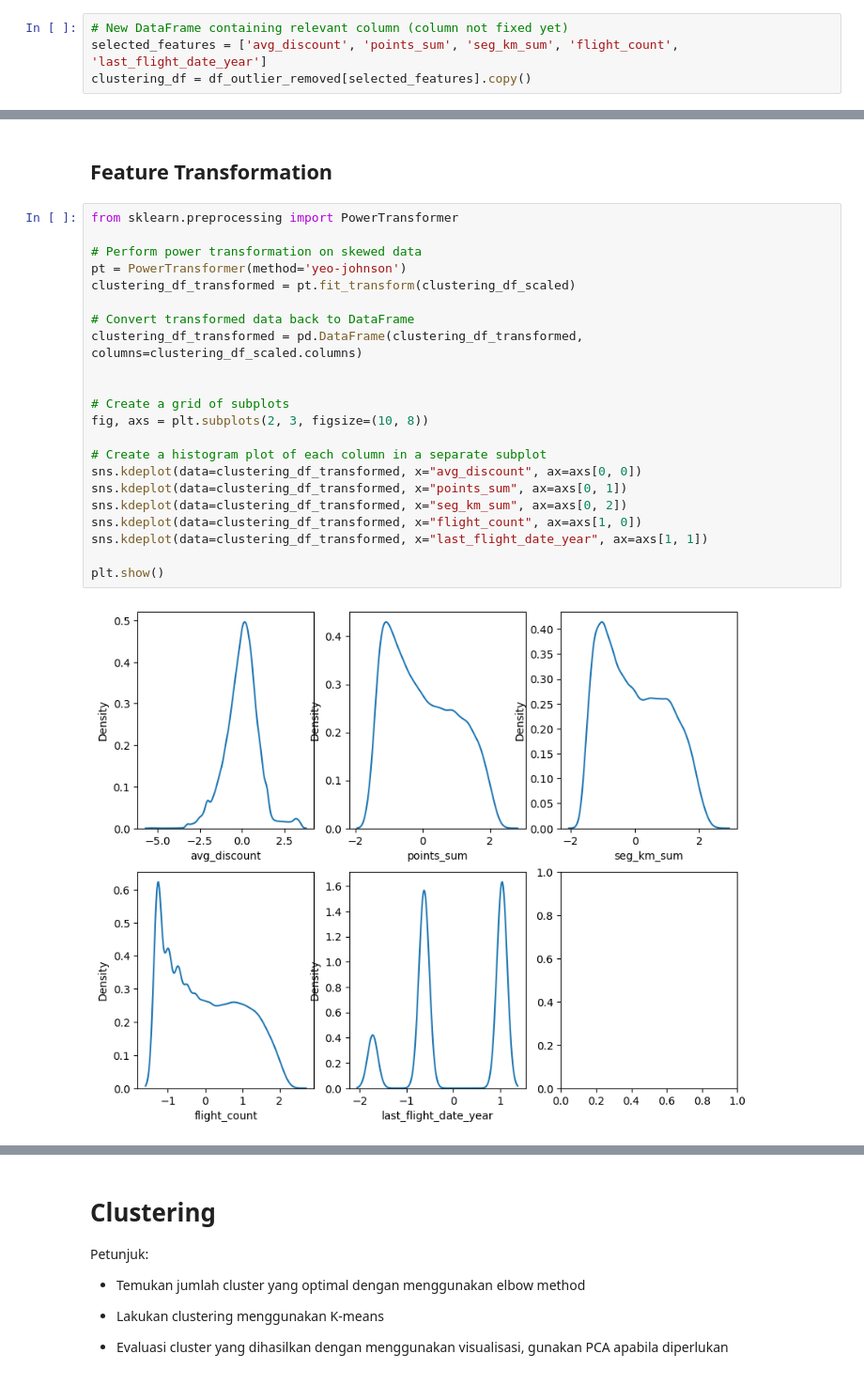
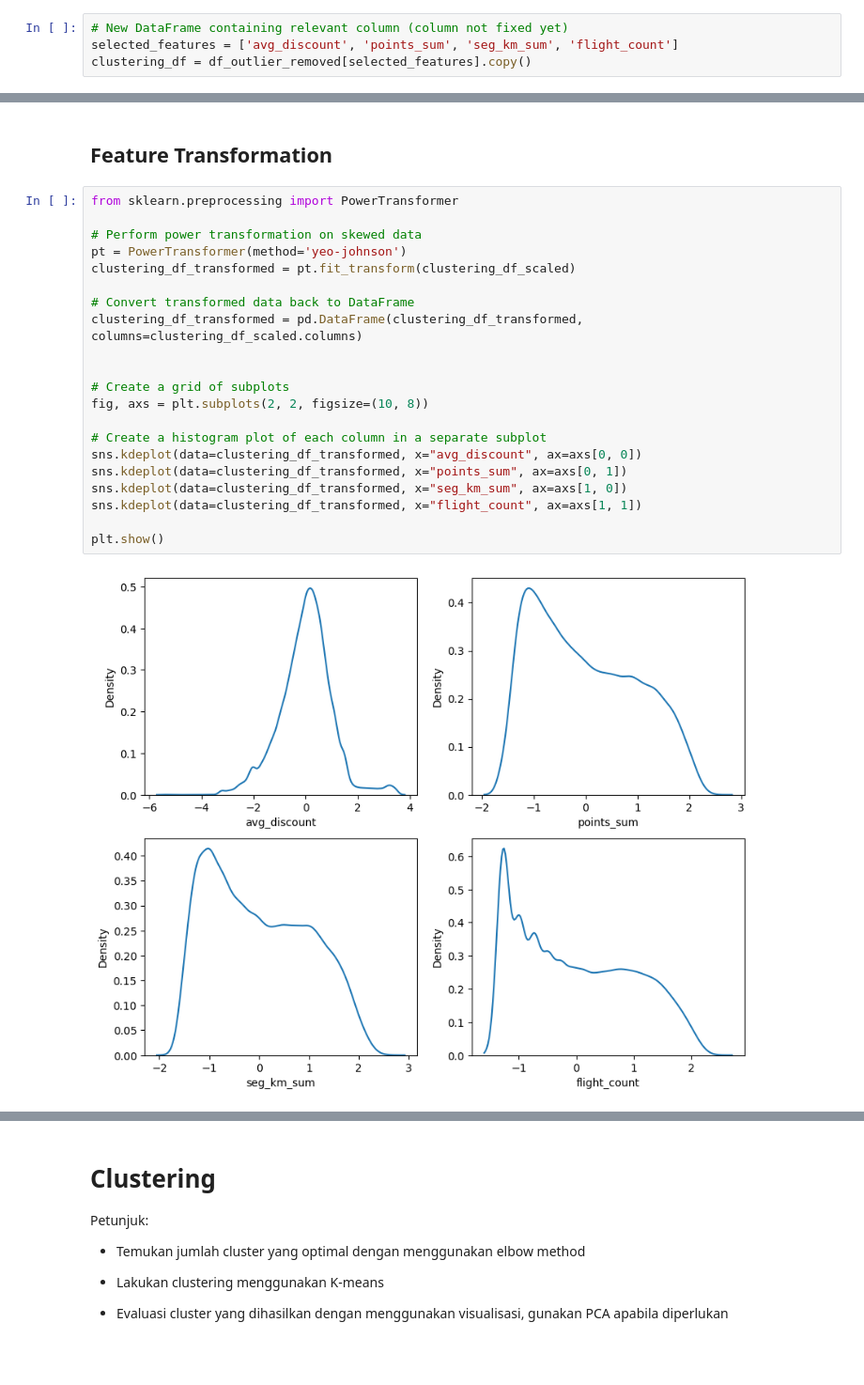
Before and after one commit to mezkymy/airline-cv-analysis, a Jupyter notebook: airline_cust_value_analysis.ipynb, the cells around one changed output, grey strips where cells are left out. Shown at 94% size. Drawn from its saved outputs; the diff is of its cells as text.

Commit message:
changed number of features (and clusters) to 4

```diff
--- a/airline_cust_value_analysis.ipynb
+++ b/airline_cust_value_analysis.ipynb
@@ -433,7 +433,7 @@ from sklearn.impute import SimpleImputer
 from sklearn.preprocessing import StandardScaler
 # %%
 # New DataFrame containing relevant column (column not fixed yet)
-selected_features = ['avg_discount', 'points_sum', 'seg_km_sum', 'flight_count', 'last_flight_date_year']
+selected_features = ['avg_discount', 'points_sum', 'seg_km_sum', 'flight_count']
 clustering_df = df_outlier_removed[selected_features].copy()
 # %%
 # Data statistics before scaled
@@ -491,27 +490,26 @@ plt.show()
 # %%
 from sklearn.preprocessing import PowerTransformer
 
 # Perform power transformation on skewed data
 pt = PowerTransformer(method='yeo-johnson')
 clustering_df_transformed = pt.fit_transform(clustering_df_scaled)
 
 # Convert transformed data back to DataFrame
 clustering_df_transformed = pd.DataFrame(clustering_df_transformed, columns=clustering_df_scaled.columns)
 
 
 # Create a grid of subplots
-fig, axs = plt.subplots(2, 3, figsize=(10, 8))
+fig, axs = plt.subplots(2, 2, figsize=(10, 8))
 
 # Create a histogram plot of each column in a separate subplot
 sns.kdeplot(data=clustering_df_transformed, x="avg_discount", ax=axs[0, 0])
 sns.kdeplot(data=clustering_df_transformed, x="points_sum", ax=axs[0, 1])
-sns.kdeplot(data=clustering_df_transformed, x="seg_km_sum", ax=axs[0, 2])
-sns.kdeplot(data=clustering_df_transformed, x="flight_count", ax=axs[1, 0])
-sns.kdeplot(data=clustering_df_transformed, x="last_flight_date_year", ax=axs[1, 1])
+sns.kdeplot(data=clustering_df_transformed, x="seg_km_sum", ax=axs[1, 0])
+sns.kdeplot(data=clustering_df_transformed, x="flight_count", ax=axs[1, 1])
 
 plt.show()
 # %% [output]
-[figure, old version]
+[figure, new version]
 # %%
 clustering_df_transformed.describe()
 # %% [output]
```
Also changed, not shown: parts of 14 cells of this notebook.
